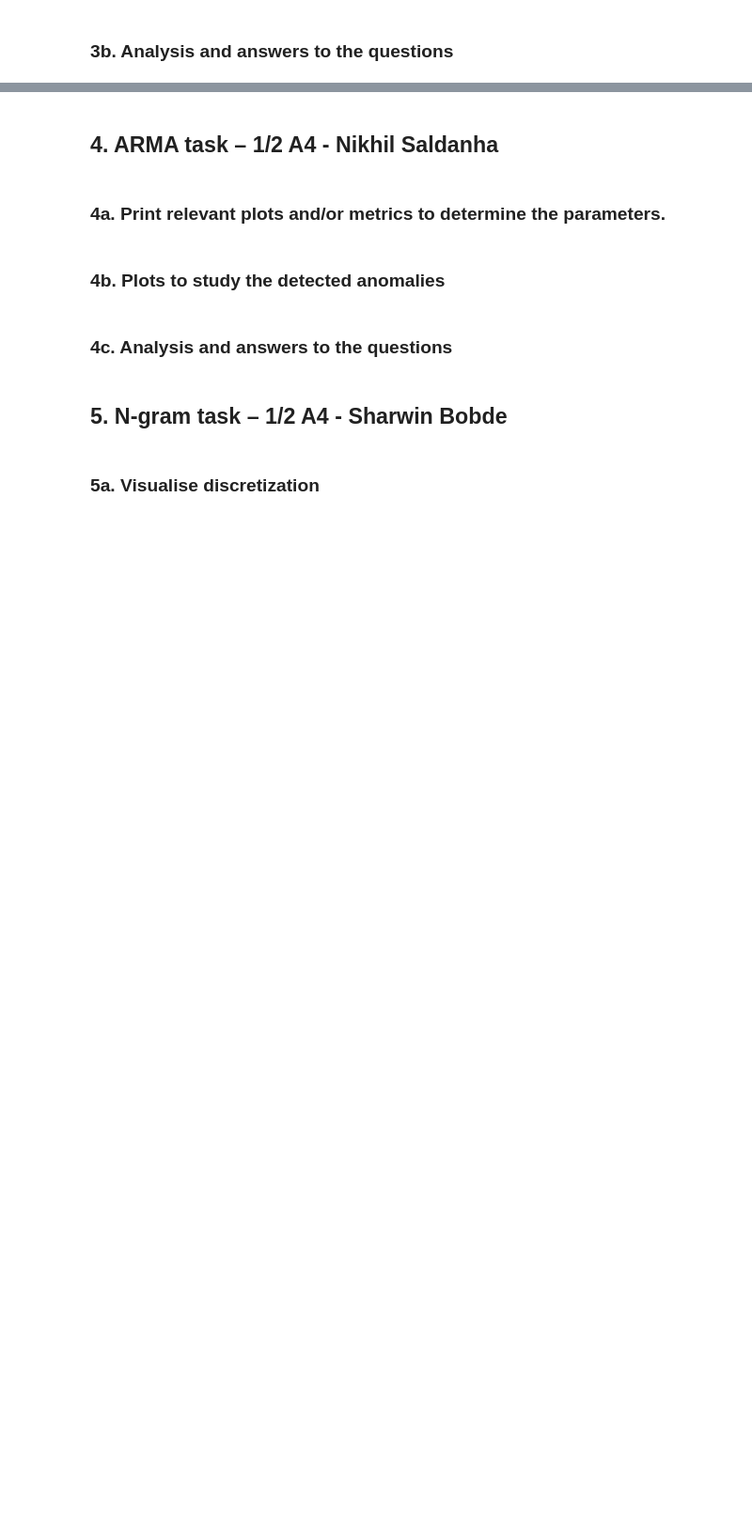
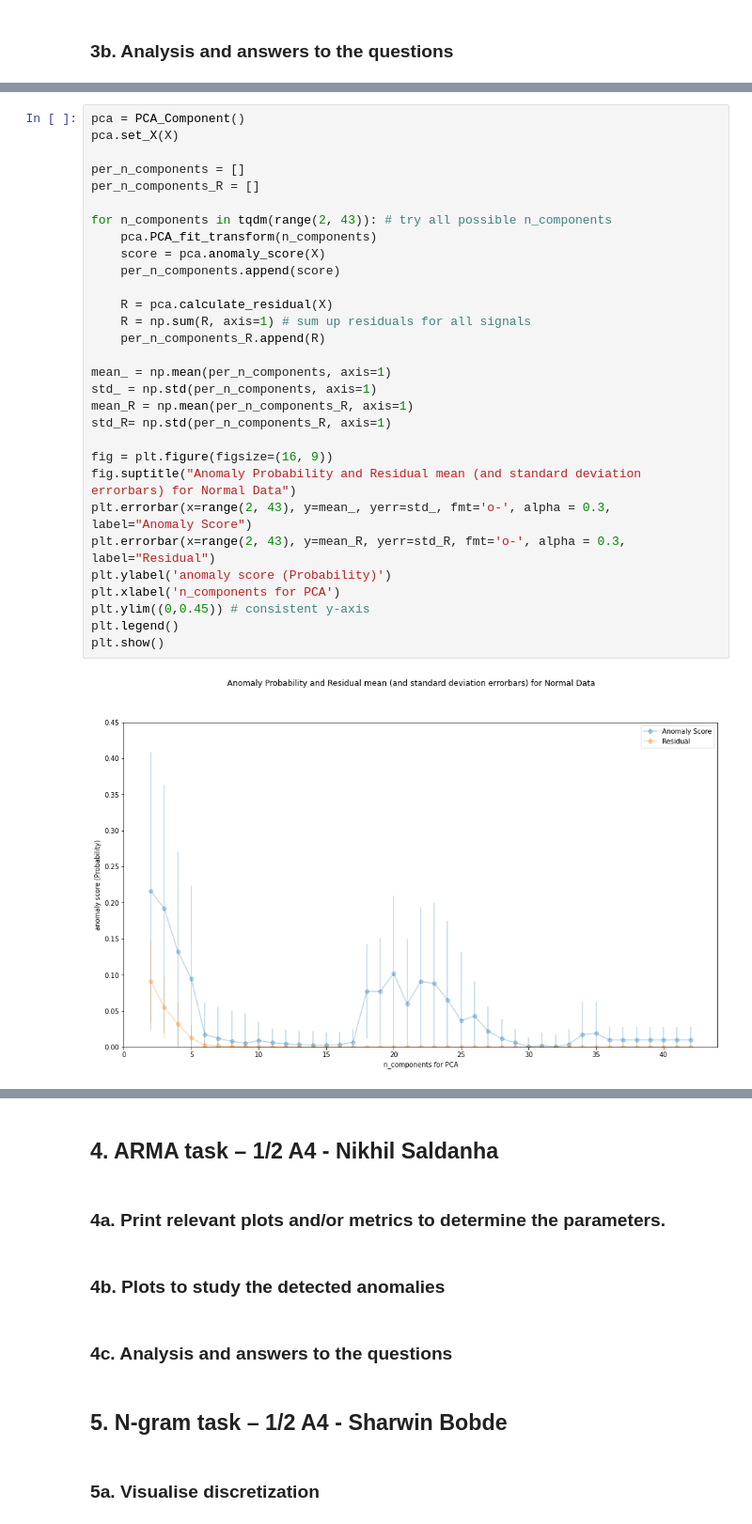
Before and after one commit to sharwinbobde/cyber-data-analytics, a Jupyter notebook: Part-2/Lab2.ipynb, the cells around one changed output, grey strips where cells are left out. Shown at 94% size. Cells and saved outputs as stored; diff of their text form; blank space fills up the shorter version.

```diff
--- a/Part-2/Lab2.ipynb
+++ b/Part-2/Lab2.ipynb
@@ -237,0 +268,32 @@ With LOF you can detect point anomalies since it measures the local deviation of
+# %%
+pca = PCA_Component()
+pca.set_X(X)
+
+per_n_components = []
+per_n_components_R = []
+
+for n_components in tqdm(range(2, 43)): # try all possible n_components
+    pca.PCA_fit_transform(n_components)
+    score = pca.anomaly_score(X)
+    per_n_components.append(score)
+
+    R = pca.calculate_residual(X)
+    R = np.sum(R, axis=1) # sum up residuals for all signals
+    per_n_components_R.append(R)
+
+mean_ = np.mean(per_n_components, axis=1)
+std_ = np.std(per_n_components, axis=1)
+mean_R = np.mean(per_n_components_R, axis=1)
+std_R= np.std(per_n_components_R, axis=1)
+
+fig = plt.figure(figsize=(16, 9))
+fig.suptitle("Anomaly Probability and Residual mean (and standard deviation errorbars) for Normal Data")
+plt.errorbar(x=range(2, 43), y=mean_, yerr=std_, fmt='o-', alpha = 0.3, label="Anomaly Score")
+plt.errorbar(x=range(2, 43), y=mean_R, yerr=std_R, fmt='o-', alpha = 0.3, label="Residual")
+plt.ylabel('anomaly score (Probability)')
+plt.xlabel('n_components for PCA')
+plt.ylim((0,0.45)) # consistent y-axis
+plt.legend()
+plt.show()
+# %% [output]
+[figure, added]
```
Also changed, not shown: parts of 17 cells of this notebook, 2 other files.
